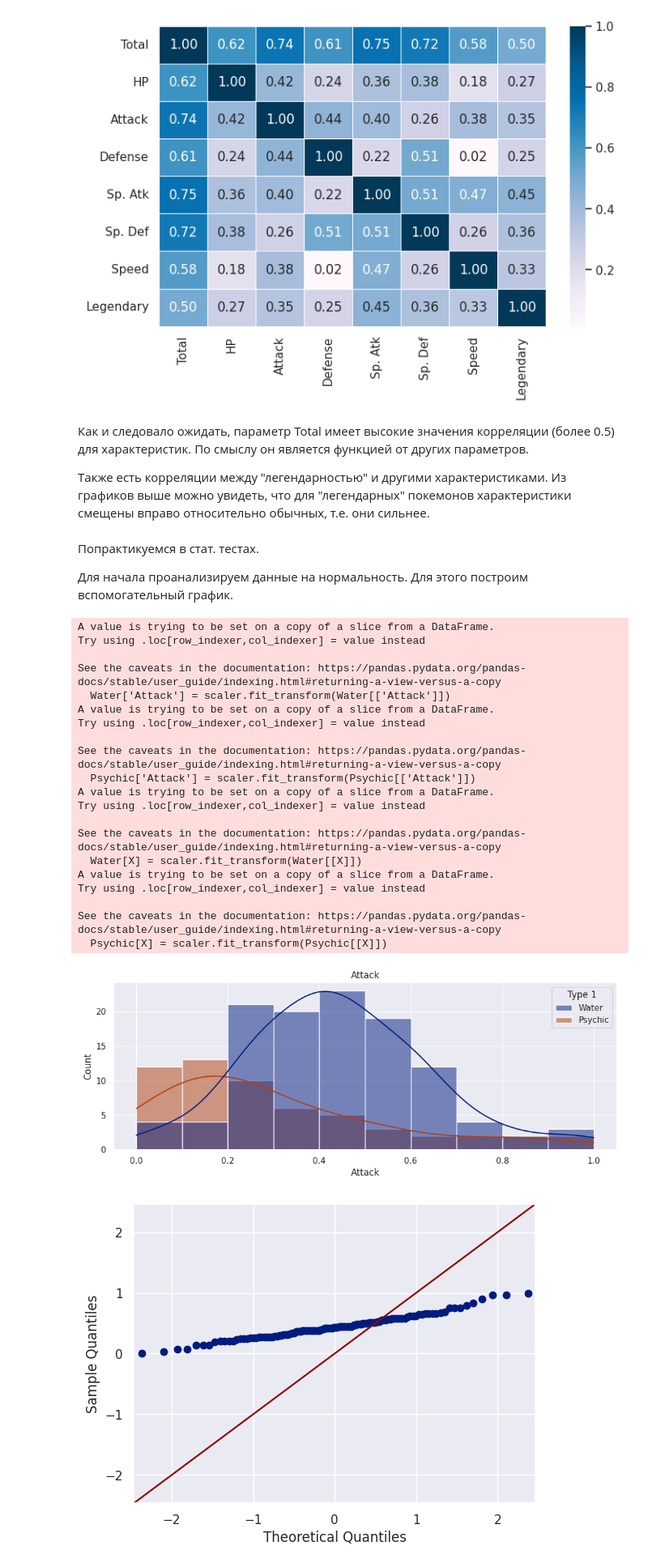
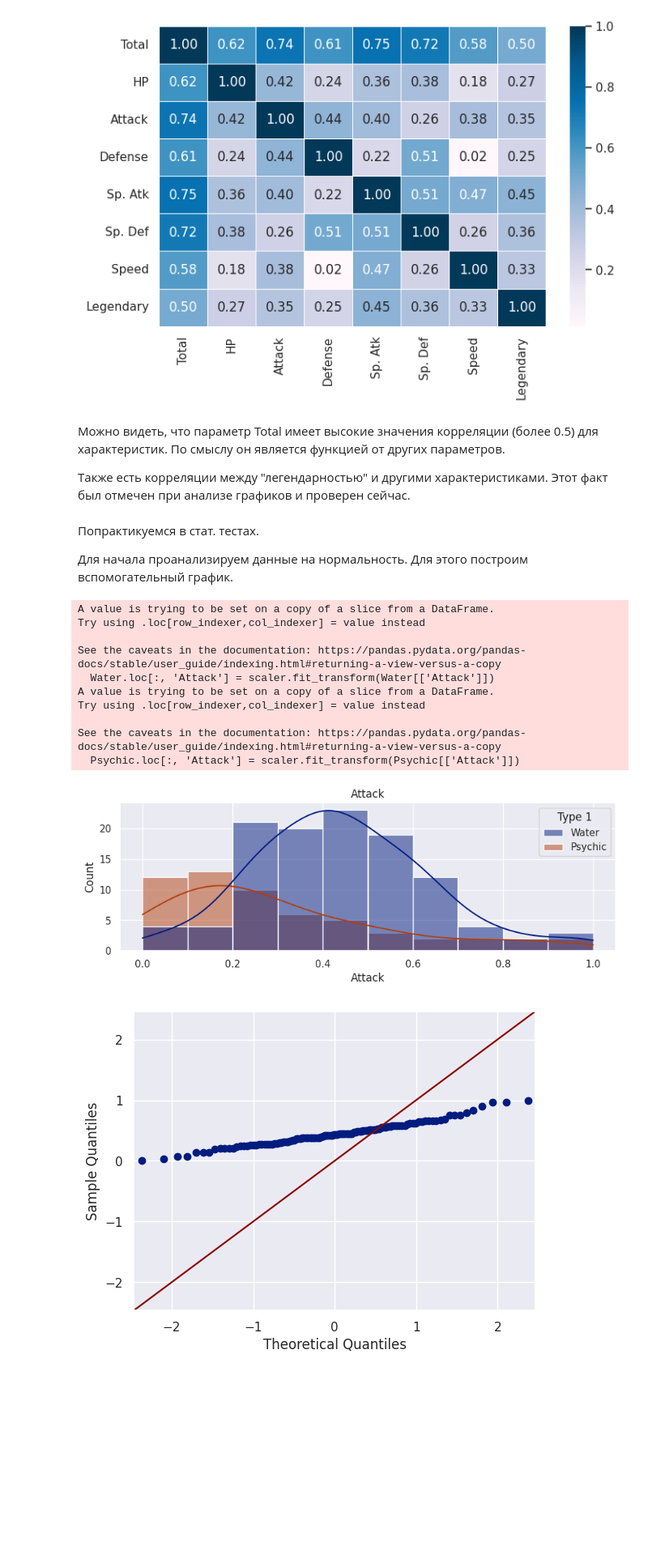
Before and after one commit to qNikitaMolodec/pokemon-analysis, a Jupyter notebook: pokemon-analysis.ipynb, the cells around one changed output. Shown: that part at 81% size. Saved outputs shown, nothing was run; the diff lists cells and outputs as text; code cells hidden in the pictures; blank space fills up the shorter version.

```diff
--- a/pokemon-analysis.ipynb
+++ b/pokemon-analysis.ipynb
@@ -84,9 +113,9 @@ plt.show()
 # %% [output]
 [figure]
 # %% [markdown]
-Как и следовало ожидать, параметр Total имеет высокие значения корреляции (более 0.5) для характеристик. По смыслу он является функцией от других параметров.
+Можно видеть, что параметр Total имеет высокие значения корреляции (более 0.5) для характеристик. По смыслу он является функцией от других параметров.
 
-Также есть корреляции между "легендарностью" и другими характеристиками. Из графиков выше можно увидеть, что для "легендарных" покемонов характеристики смещены вправо относительно обычных, т.е. они сильнее.
+Также есть корреляции между "легендарностью" и другими характеристиками. Этот факт был отмечен при анализе графиков и проверен сейчас.
 # %% [markdown]
 Попрактикуемся в стат. тестах.
 
@@ -94,47 +123,34 @@ plt.show()
 # %%
 from sklearn import preprocessing
 
-plt.figure(figsize=(12, 4))
+plt.figure(figsize=(10, 3))
 Water = data[data["Type 1"] == "Water"]
 Psychic = data[data["Type 1"] == "Psychic"]
 
 # Инициализируем объект MinMaxScaler
 scaler = preprocessing.MinMaxScaler()
 
 X = "Sp. Def"
 
-# Применяем нормализацию к столбцу "value"
-Water['Attack'] = scaler.fit_transform(Water[['Attack']])
-Psychic['Attack'] = scaler.fit_transform(Psychic[['Attack']])
-Water[X] = scaler.fit_transform(Water[[X]])
-Psychic[X] = scaler.fit_transform(Psychic[[X]])
-
+# Применяем нормализацию
+Water.loc[:, 'Attack'] = scaler.fit_transform(Water[['Attack']])
+Psychic.loc[:, 'Attack'] = scaler.fit_transform(Psychic[['Attack']])
 
 sns.histplot(pd.concat([Water, Psychic], axis = 0), x='Attack', kde=True, hue="Type 1")
 plt.title('Attack')
 plt.show()
 # %% [output]
 A value is trying to be set on a copy of a slice from a DataFrame.
 Try using .loc[row_indexer,col_indexer] = value instead
 
 See the caveats in the documentation: https://pandas.pydata.org/pandas-docs/stable/user_guide/indexing.html#returning-a-view-versus-a-copy
-  Water['Attack'] = scaler.fit_transform(Water[['Attack']])
+  Water.loc[:, 'Attack'] = scaler.fit_transform(Water[['Attack']])
 A value is trying to be set on a copy of a slice from a DataFrame.
 Try using .loc[row_indexer,col_indexer] = value instead
 
 See the caveats in the documentation: https://pandas.pydata.org/pandas-docs/stable/user_guide/indexing.html#returning-a-view-versus-a-copy
-  Psychic['Attack'] = scaler.fit_transform(Psychic[['Attack']])
-A value is trying to be set on a copy of a slice from a DataFrame.
-Try using .loc[row_indexer,col_indexer] = value instead
-
-See the caveats in the documentation: https://pandas.pydata.org/pandas-docs/stable/user_guide/indexing.html#returning-a-view-versus-a-copy
-  Water[X] = scaler.fit_transform(Water[[X]])
-A value is trying to be set on a copy of a slice from a DataFrame.
-Try using .loc[row_indexer,col_indexer] = value instead
-
-See the caveats in the documentation: https://pandas.pydata.org/pandas-docs/stable/user_guide/indexing.html#returning-a-view-versus-a-copy
-  Psychic[X] = scaler.fit_transform(Psychic[[X]])
+  Psychic.loc[:, 'Attack'] = scaler.fit_transform(Psychic[['Attack']])
-[figure, old version]
+[figure, new version]
 # %%
 # Проверим данные на нормальность с помощью QQ теста
 import statsmodels.api as sm
```
Also changed, not shown: parts of 10 cells of this notebook.
